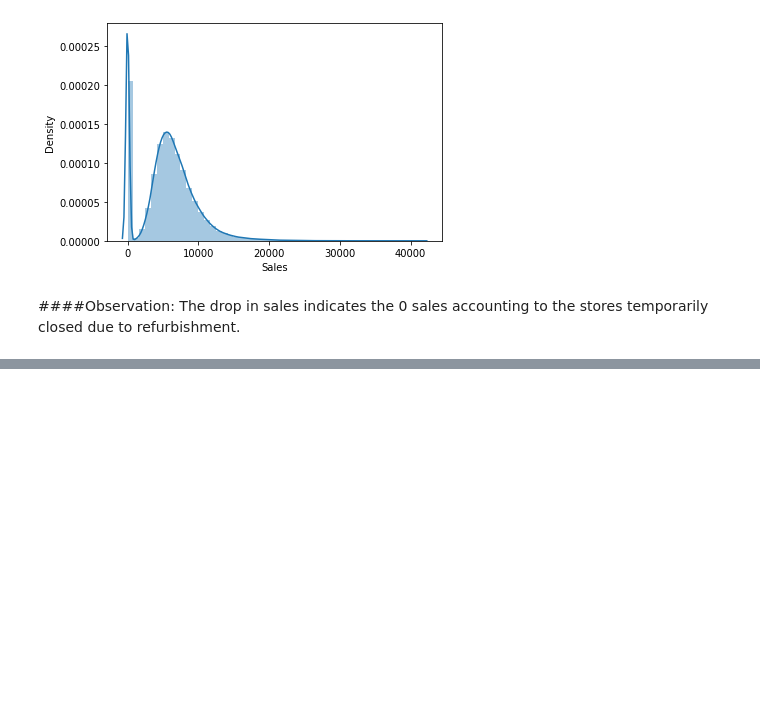
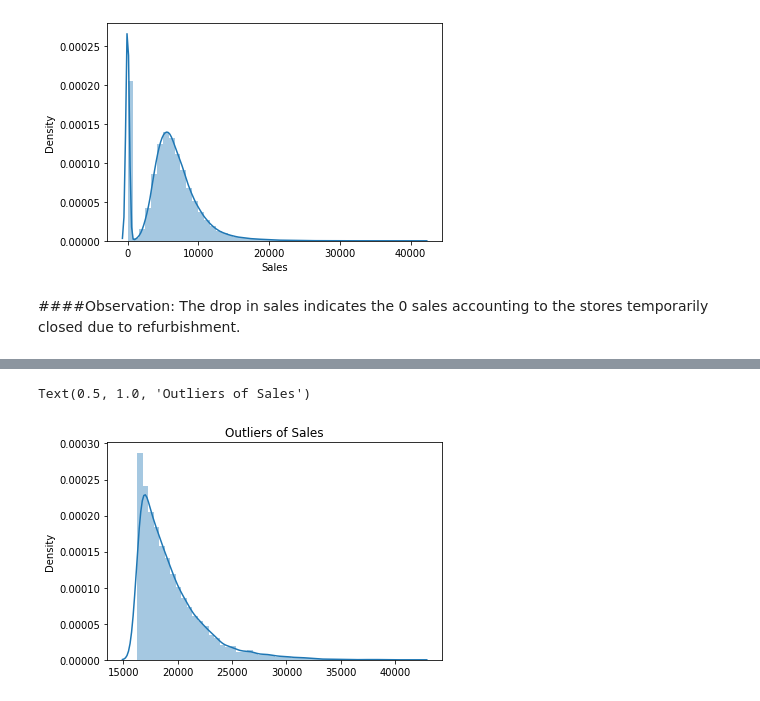
Before and after one commit to kasmintalukdar/Coronavirus-Tweet-Sentiment-Analysis, a Jupyter notebook: Rossmann_Sales_Prediction_by_kasmin.ipynb, the cells around one changed output, grey strips where cells are left out. Drawn from its saved outputs; the diff is of its cells as text; code cells hidden in the pictures; blank space fills up the shorter version.

```diff
--- a/Rossmann_Sales_Prediction_by_kasmin.ipynb
+++ b/Rossmann_Sales_Prediction_by_kasmin.ipynb
@@ -518,0 +811,14 @@ The drop in sales indicates the 0 sales accounting to the stores temporarily clo
+# %%
+outliers=[]
+def detect_outliers(data):
+  '''Function to get outliers
+  using zscore'''
+  threshold=3
+  mean=np.mean(data)
+  std=np.std(data)
+
+  for i in data:
+    z_score=(i - mean)/std
+    if np.abs(z_score) > threshold:
+      outliers.append(i)
+  return outliers
@@ -518,0 +847,7 @@ The drop in sales indicates the 0 sales accounting to the stores temporarily clo
+# %%
+#Outliers plot using zscore method
+sns.distplot(x=outliers)
+plt.title("Outliers of Sales")
+# %% [output]
+Text(0.5, 1.0, 'Outliers of Sales')
+[figure, added]
```
Also changed, not shown: parts of 124 cells of this notebook.
